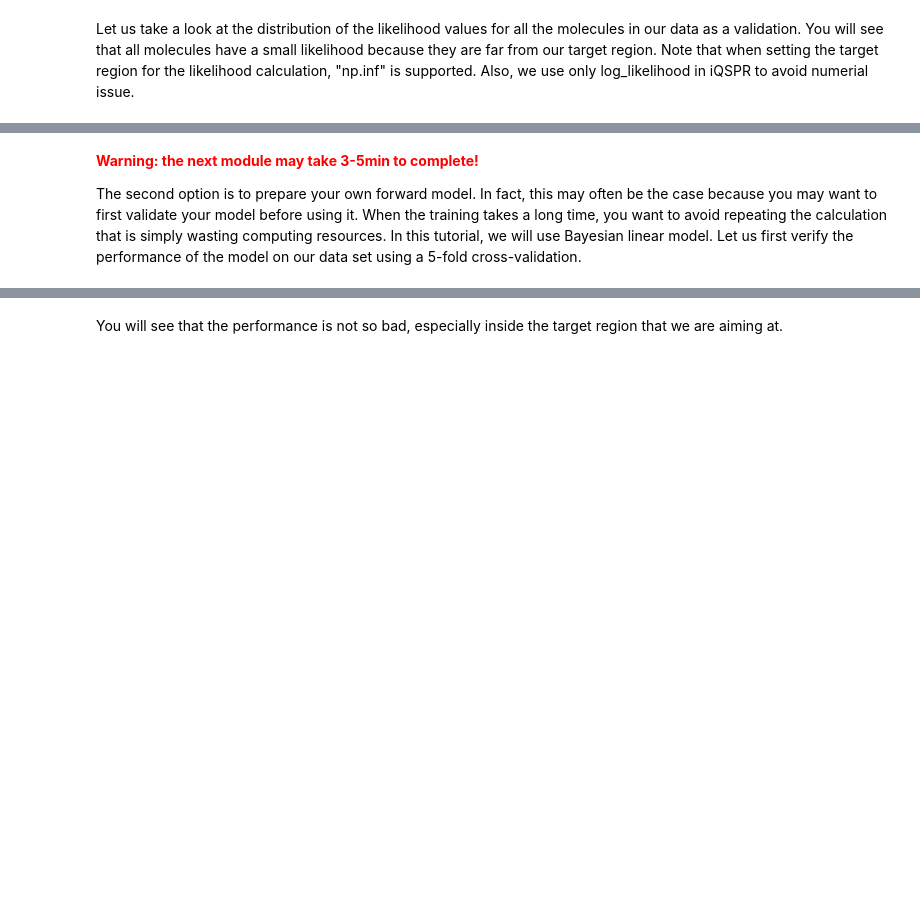
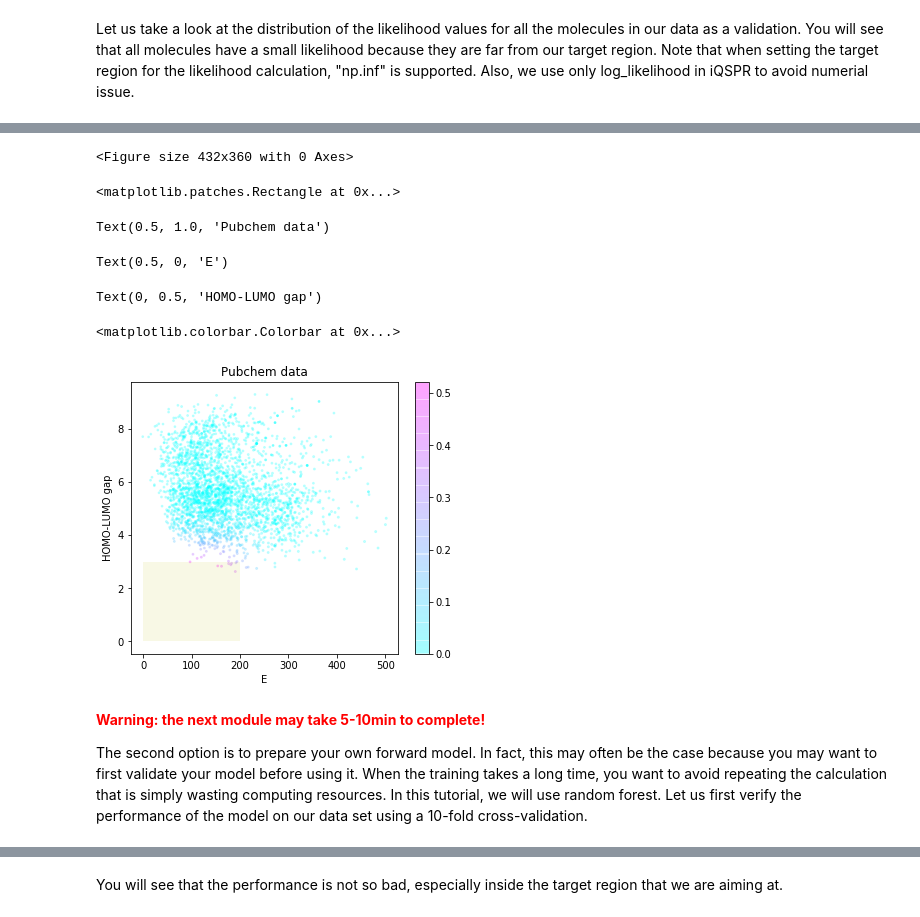
Before and after one commit to yoshida-lab/XenonPy, a Jupyter notebook: samples/iQSPR.ipynb, the cells around one changed output, grey strips where cells are left out. Saved outputs shown, nothing was run; the diff lists cells and outputs as text; code cells hidden in the pictures; blank space fills up the shorter version.

```diff
--- a/samples/iQSPR.ipynb
+++ b/samples/iQSPR.ipynb
@@ -166,0 +219,5 @@ Wall time: 2min 8s
+# %%
+%%time
+
+pred = prd_mdls.predict(data_ss['SMILES'])
+print(pred.head())
@@ -196,7 +308,29 @@ plt.show()
+# %%
+# check the predicted likelihood
+dot_scale = 0.1
+l_std = np.sqrt(pred['E: std']**2+pred['HOMO-LUMO gap: std']**2)
+
+plt.figure(figsize=(6,5))
+rectangle = plt.Rectangle((0,0),200,3,fc='y',alpha=0.1)
+plt.gca().add_patch(rectangle)
+im = plt.scatter(pred['E: mean'], pred['HOMO-LUMO gap: mean'], s=l_std*dot_scale, c=np.exp(tmp_ll),alpha = 0.2,cmap=plt.get_cmap('cool'))
+plt.title('Pubchem data')
+plt.xlabel('E')
+plt.ylabel('HOMO-LUMO gap')
+plt.colorbar(im)
+plt.show()
+# %% [output]
+<Figure size 432x360 with 0 Axes>
+<matplotlib.patches.Rectangle at 0x...>
+Text(0.5, 1.0, 'Pubchem data')
+Text(0.5, 0, 'E')
+Text(0, 0.5, 'HOMO-LUMO gap')
+<matplotlib.colorbar.Colorbar at 0x...>
+[figure, added]
 # %% [markdown]
-**<span style="color: red; ">Warning: the next module may take 3-5min to complete!</span>**
+**<span style="color: red; ">Warning: the next module may take 5-10min to complete!</span>**
 
-The second option is to prepare your own forward model. In fact, this may often be the case because you may want to first validate your model before using it. When the training takes a long time, you want to avoid repeating the calculation that is simply wasting computing resources. In this tutorial, we will use Bayesian linear model. Let us first verify the performance of the model on our data set using a 5-fold cross-validation.
+The second option is to prepare your own forward model. In fact, this may often be the case because you may want to first validate your model before using it. When the training takes a long time, you want to avoid repeating the calculation that is simply wasting computing resources. In this tutorial, we will use random forest. Let us first verify the performance of the model on our data set using a 10-fold cross-validation.
 # %%
 %%time
 
```
Also changed, not shown: parts of 43 cells of this notebook.
